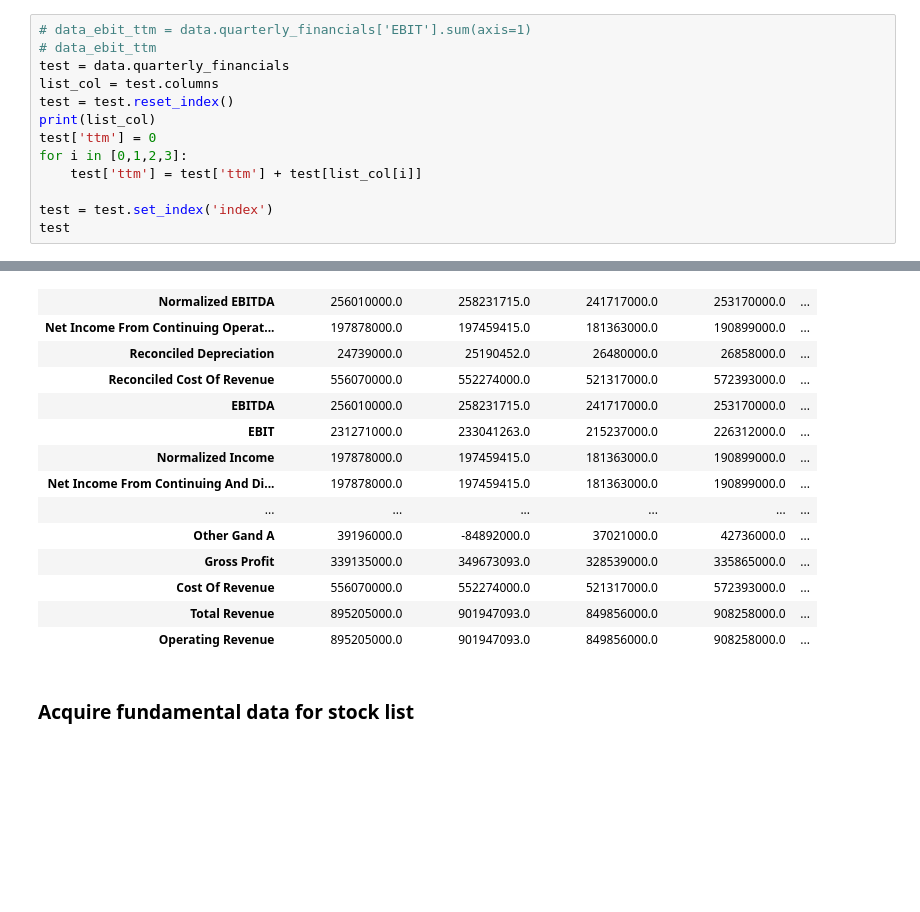
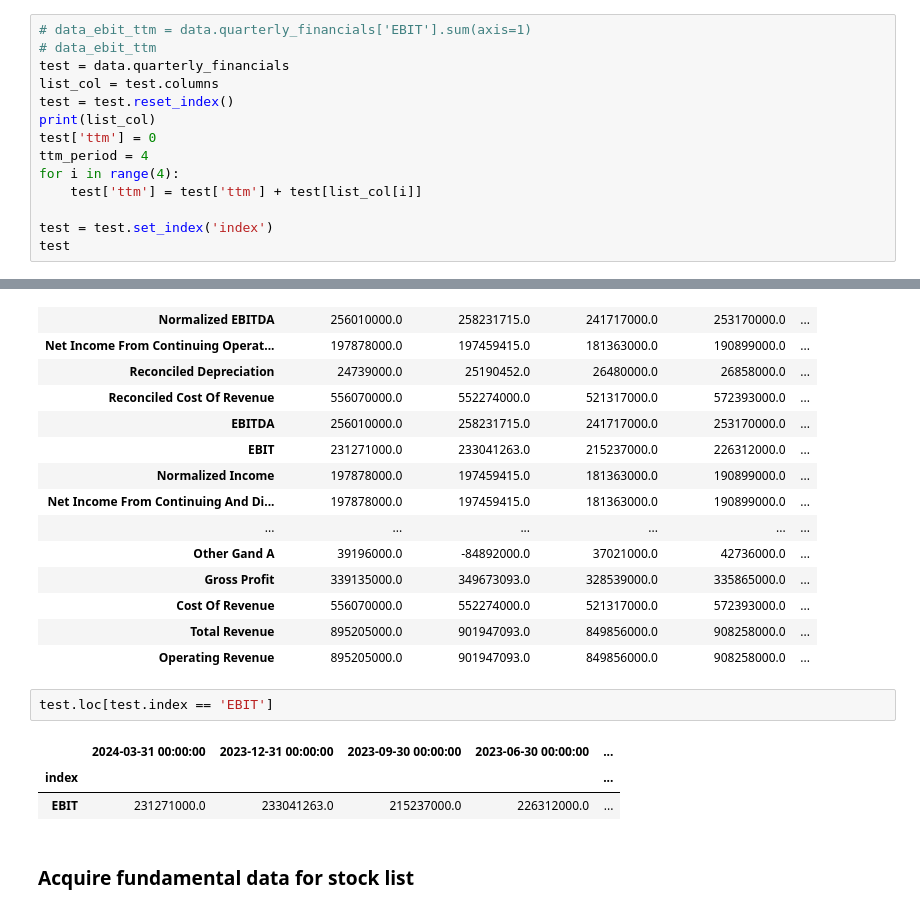
Before and after one commit to NarasetS/StockTH_MagicFormula, a Jupyter notebook: Untitled-1.ipynb, the cells around one changed output, grey strips where cells are left out. Drawn from its saved outputs; the diff is of its cells as text; blank space fills up the shorter version.

```diff
--- a/Untitled-1.ipynb
+++ b/Untitled-1.ipynb
@@ -121,7 +121,8 @@ list_col = test.columns
 test = test.reset_index()
 print(list_col)
 test['ttm'] = 0
-for i in [0,1,2,3]:
+ttm_period = 4
+for i in range(4):
     test['ttm'] = test['ttm'] + test[list_col[i]]
 
 test = test.set_index('index')
@@ -148,6 +149,12 @@ DatetimeIndex(['2024-03-31', '2023-12-31', '2023-09-30', '2023-06-30',
 | Cost Of Revenue | 556070000.0 | 552274000.0 | 521317000.0 | 572393000.0 | ... |
 | Total Revenue | 895205000.0 | 901947093.0 | 849856000.0 | 908258000.0 | ... |
 | Operating Revenue | 895205000.0 | 901947093.0 | 849856000.0 | 908258000.0 | ... |
+# %%
+test.loc[test.index == 'EBIT']
+# %% [output]
+|  | 2024-03-31 00:00:00 | 2023-12-31 00:00:00 | 2023-09-30 00:00:00 | 2023-06-30 00:00:00 | ... |
+| index |  |  |  |  | ... |
+| EBIT | 231271000.0 | 233041263.0 | 215237000.0 | 226312000.0 | ... |
 # %% [markdown]
 ### Acquire fundamental data for stock list #####
 # %%
```
Also changed, not shown: parts of 1 cell of this notebook.
